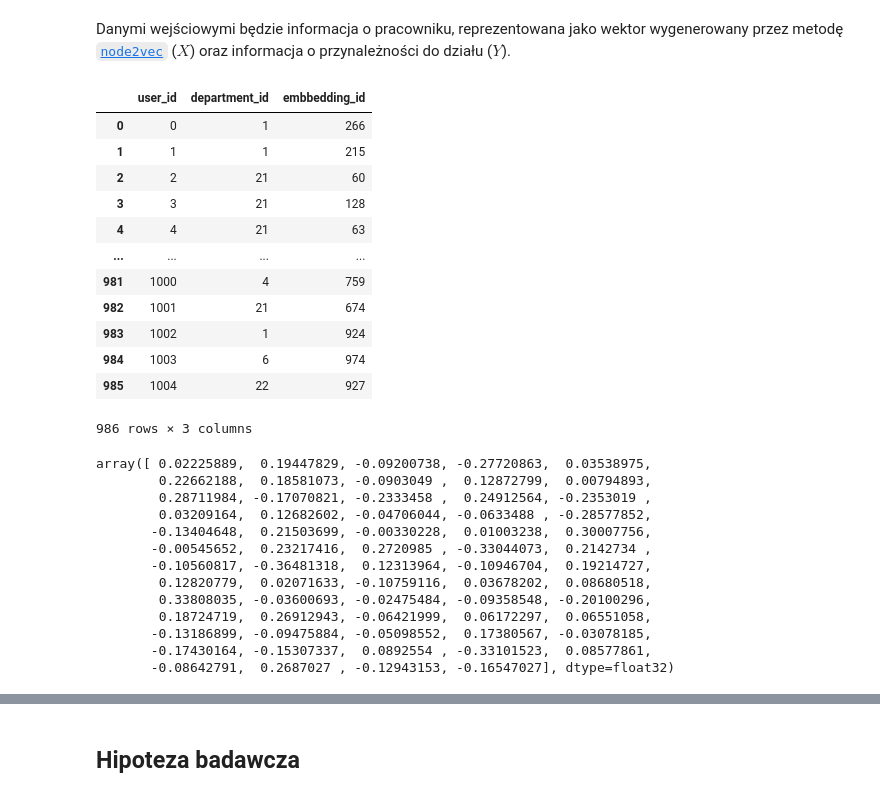
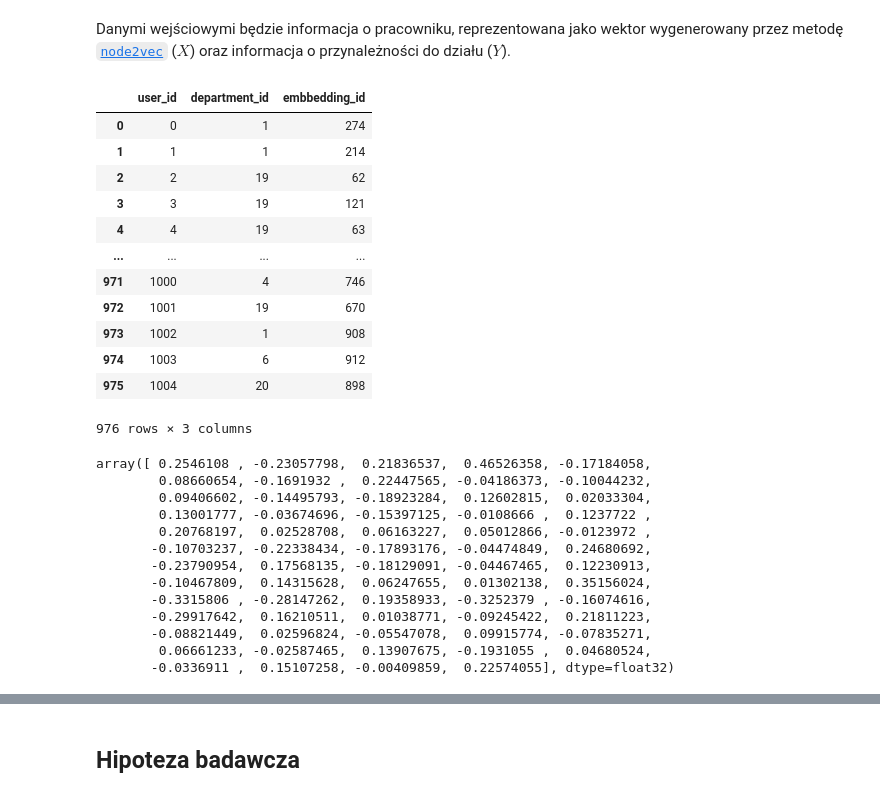
Before and after one commit to kaszycaO/representation-project, a Jupyter notebook: Summary.ipynb, the cells around one changed output, grey strips where cells are left out. Saved outputs shown, nothing was run; the diff lists cells and outputs as text; code cells hidden in the pictures.

```diff
--- a/Summary.ipynb
+++ b/Summary.ipynb
@@ -30,35 +38,35 @@ Badania przeprowadzono na zmodyfikowanej sieci *email-Eu-core* składającym si
 # %% [markdown]
 Danymi wejściowymi będzie informacja o pracowniku, reprezentowana jako wektor wygenerowany przez metodę [`node2vec`](https://github.com/aditya-grover/node2vec) ($X$) oraz informacja o przynależności do działu ($Y$).
 # %%
-pd.read_csv(DATA_PATH / "train_data.tsv", sep=" ")
+pd.read_csv(DATA_PATH / "train_data_64.tsv", sep=" ")
 # %% [output]
 |  | user_id | department_id | embbedding_id |
-| 0 | 0 | 1 | 266 |
-| 1 | 1 | 1 | 215 |
-| 2 | 2 | 21 | 60 |
-| 3 | 3 | 21 | 128 |
-| 4 | 4 | 21 | 63 |
+| 0 | 0 | 1 | 274 |
+| 1 | 1 | 1 | 214 |
+| 2 | 2 | 19 | 62 |
+| 3 | 3 | 19 | 121 |
+| 4 | 4 | 19 | 63 |
 | ... | ... | ... | ... |
-| 981 | 1000 | 4 | 759 |
-| 982 | 1001 | 21 | 674 |
-| 983 | 1002 | 1 | 924 |
-| 984 | 1003 | 6 | 974 |
-| 985 | 1004 | 22 | 927 |
+| 971 | 1000 | 4 | 746 |
+| 972 | 1001 | 19 | 670 |
+| 973 | 1002 | 1 | 908 |
+| 974 | 1003 | 6 | 912 |
+| 975 | 1004 | 20 | 898 |
-986 rows × 3 columns
+976 rows × 3 columns
 # %%
-model = Word2Vec.load(str(EMBBEDDINGS_PATH / "graph.model"))
+model = Word2Vec.load(str(EMBBEDDINGS_PATH / "graph_64.model"))
 model.wv[0]
 # %% [output]
-array([ 0.02225889,  0.19447829, -0.09200738, -0.27720863,  0.03538975,
-        0.22662188,  0.18581073, -0.0903049 ,  0.12872799,  0.00794893,
-        0.28711984, -0.17070821, -0.2333458 ,  0.24912564, -0.2353019 ,
-        0.03209164,  0.12682602, -0.04706044, -0.0633488 , -0.28577852,
-       -0.13404648,  0.21503699, -0.00330228,  0.01003238,  0.30007756,
-       -0.00545652,  0.23217416,  0.2720985 , -0.33044073,  0.2142734 ,
-       -0.10560817, -0.36481318,  0.12313964, -0.10946704,  0.19214727,
-        0.12820779,  0.02071633, -0.10759116,  0.03678202,  0.08680518,
-        0.33808035, -0.03600693, -0.02475484, -0.09358548, -0.20100296,
-        0.18724719,  0.26912943, -0.06421999,  0.06172297,  0.06551058,
-       -0.13186899, -0.09475884, -0.05098552,  0.17380567, -0.03078185,
-       -0.17430164, -0.15307337,  0.0892554 , -0.33101523,  0.08577861,
-       -0.08642791,  0.2687027 , -0.12943153, -0.16547027], dtype=float32)
+array([ 0.2546108 , -0.23057798,  0.21836537,  0.46526358, -0.17184058,
+        0.08660654, -0.1691932 ,  0.22447565, -0.04186373, -0.10044232,
+        0.09406602, -0.14495793, -0.18923284,  0.12602815,  0.02033304,
+        0.13001777, -0.03674696, -0.15397125, -0.0108666 ,  0.1237722 ,
+        0.20768197,  0.02528708,  0.06163227,  0.05012866, -0.0123972 ,
+       -0.10703237, -0.22338434, -0.17893176, -0.04474849,  0.24680692,
+       -0.23790954,  0.17568135, -0.18129091, -0.04467465,  0.12230913,
+       -0.10467809,  0.14315628,  0.06247655,  0.01302138,  0.35156024,
+       -0.3315806 , -0.28147262,  0.19358933, -0.3252379 , -0.16074616,
+       -0.29917642,  0.16210511,  0.01038771, -0.09245422,  0.21811223,
+       -0.08821449,  0.02596824, -0.05547078,  0.09915774, -0.07835271,
+        0.06661233, -0.02587465,  0.13907675, -0.1931055 ,  0.04680524,
+       -0.0336911 ,  0.15107258, -0.00409859,  0.22574055], dtype=float32)
```
Also changed, not shown: parts of 24 cells of this notebook, 27 other files.
